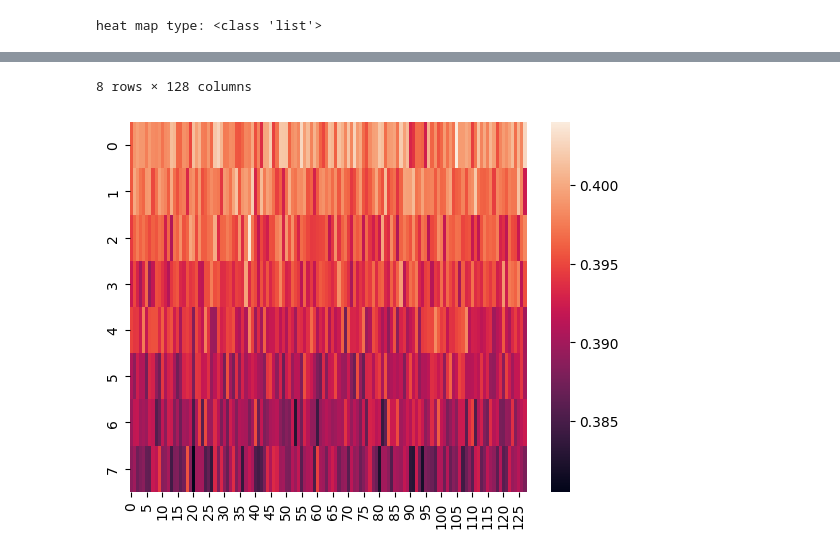
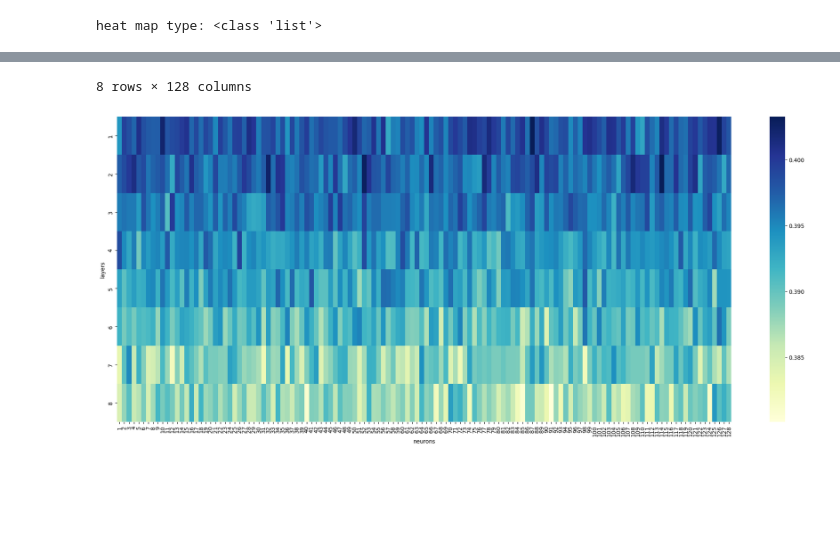
Before and after one commit to ycheon1101/my_research, a Jupyter notebook: coord_rgb/modules/heatmap_test.ipynb, the cells around one changed output, grey strips where cells are left out. Drawn from its saved outputs; the diff is of its cells as text; code cells hidden in the pictures; blank space fills up the shorter version.

Commit message:
heatmap layers and neurons

```diff
--- a/coord_rgb/modules/heatmap_test.ipynb
+++ b/coord_rgb/modules/heatmap_test.ipynb
@@ -250,90 +250,27 @@ for layer in range(num_layer):
 
 print(f'heat map type: {type(heat_map)}')
 
-# print(f'heatmap: {len(heat_map[0])}')
-
-# fig, axes = plt.subplots(num_layer, figsize=(10, 8))
-# for layer, heatmap_data in enumerate(heat_map):
-#     # print(f'heatmap_data: {heatmap_data}')
-#     heatmap_data = [data.detach().numpy() for data in heatmap_data]
-#     # heatmap_data = torch.tensor(heatmap_data).detach().numpy()
-#     sns.heatmap(heatmap_data, ax=axes[layer], cmap="YlGnBu", xticklabels=False, yticklabels=False)
-#     axes[layer].set_title(f'Layer {layer+1} Heatmap')
-
-# plt.tight_layout()
-# plt.show()
-
 # make pandas table
 hidden_layer_df = pd.DataFrame(heat_map)
+hidden_layer_df.index = range(1, len(hidden_layer_df) + 1)
+hidden_layer_df.columns = range(1, len(hidden_layer_df.columns) + 1)
 
 # print(hidden_layer_df)
-sns.heatmap(hidden_layer_df)
+# sns.heatmap(hidden_layer_df)
+plt.figure(figsize=(25, 10))
+# sns.heatmap(hidden_layer_df, cmap='coolwarm')
+# sns.heatmap(hidden_layer_df, cmap='OrRd')
+# sns.heatmap(hidden_layer_df, cmap='GnBu')
+# sns.heatmap(hidden_layer_df, cmap='Greys')
+# sns.heatmap(hidden_layer_df, cmap='BuPu')
+sns.heatmap(hidden_layer_df, cmap='YlGnBu', xticklabels=True, yticklabels=True)
+plt.xlabel('neurons')
+plt.ylabel('layers')
+plt.title('Heatmap')
 
 
 
 
-# # optimizer
-# optimizer = optim.Adam(model_fourier.parameters(), lr=learning_rate)
-
-# for epoch in range(num_epochs):
-
-#     # hidden_layer_features = [8, 160000, 128]
-#     generated, hidden_layer_features = model_fourier(fourier_result)
-
-#     # print(f'generate shape: {generated.shape}')
-#     # print(f'hidden_layer_shape: {hidden_layer_features.shape}')
-
-#     # loss = criterion(generated, target)
-#     loss = criterion(generated, img_flatten)
-
-
-#     optimizer.zero_grad()
-#     loss.backward()
-#     optimizer.step()
-
-#     # losses.append(loss.item())
-#     # assign psnr to psnr_list
-#     # for idx_hidden_feature in range(hidden_feature):
-#     #     for idx_hidden_layers in range(hidden_layers):
-#     #         calc_psnr = 10 * torch.log10(max_pixel ** 2 / loss)
-#     #         # print(type(calc_psnr))
-#     #         psnr_list[idx_hidden_feature, idx_hidden_layers] = calc_psnr
-
-
-#     print(f"Epoch {epoch+1}/{num_epochs}, Loss: {loss.item()}")
-
-# # reshape with final generated
-# generated_reshape = model_fourier(fourier_result)[0]
-# generated_reshape = torch.reshape(generated_reshape, (crop_size, crop_size, 3))
-
-
-# # for save image
-# # generated_reshape = generated_reshape * 255.
-# generated_reshape = generated_reshape.detach().numpy()
-
-
-# # show image
-# plt.imshow(generated_reshape)
-# plt.show()
-
-# # save image
-# # image_store = Image.fromarray(generated_reshape.astype(np.uint8))
-# # image_store.save('scale_4_hidden_128.jpg')
-
-# # psnr
-# # max_pixel = 1.0
-# # psnr_fourier = [10 * np.log10(max_pixel ** 2 / mse) for mse in losses]
-# # psnr = [10 * np.log10(max_pixel ** 2 / mse) for mse in losses_train]
-
-# # plt.figure(figsize=(10, 5))
-# # # plt.plot(psnr_list, label="PSNR")
-# # seaborn.heatmap(psnr_list, xticklabels=hidden_feature, yticklabels=hidden_layers)
-# # plt.xlabel("hidden_feature")
-# # plt.ylabel("hidden_layer")
-# # plt.grid(True)
-# # plt.title("PSNR")
-# # plt.show()
-
 hidden_layer_df
 # %% [output]
 heat map type: <class 'list'>
@@ -349,2 +286,2 @@ heat map type: <class 'list'>
 8 rows × 128 columns
-[figure, old version]
+[figure, new version]
```
Also changed, not shown: parts of 1 cell of this notebook, 1 other file.
